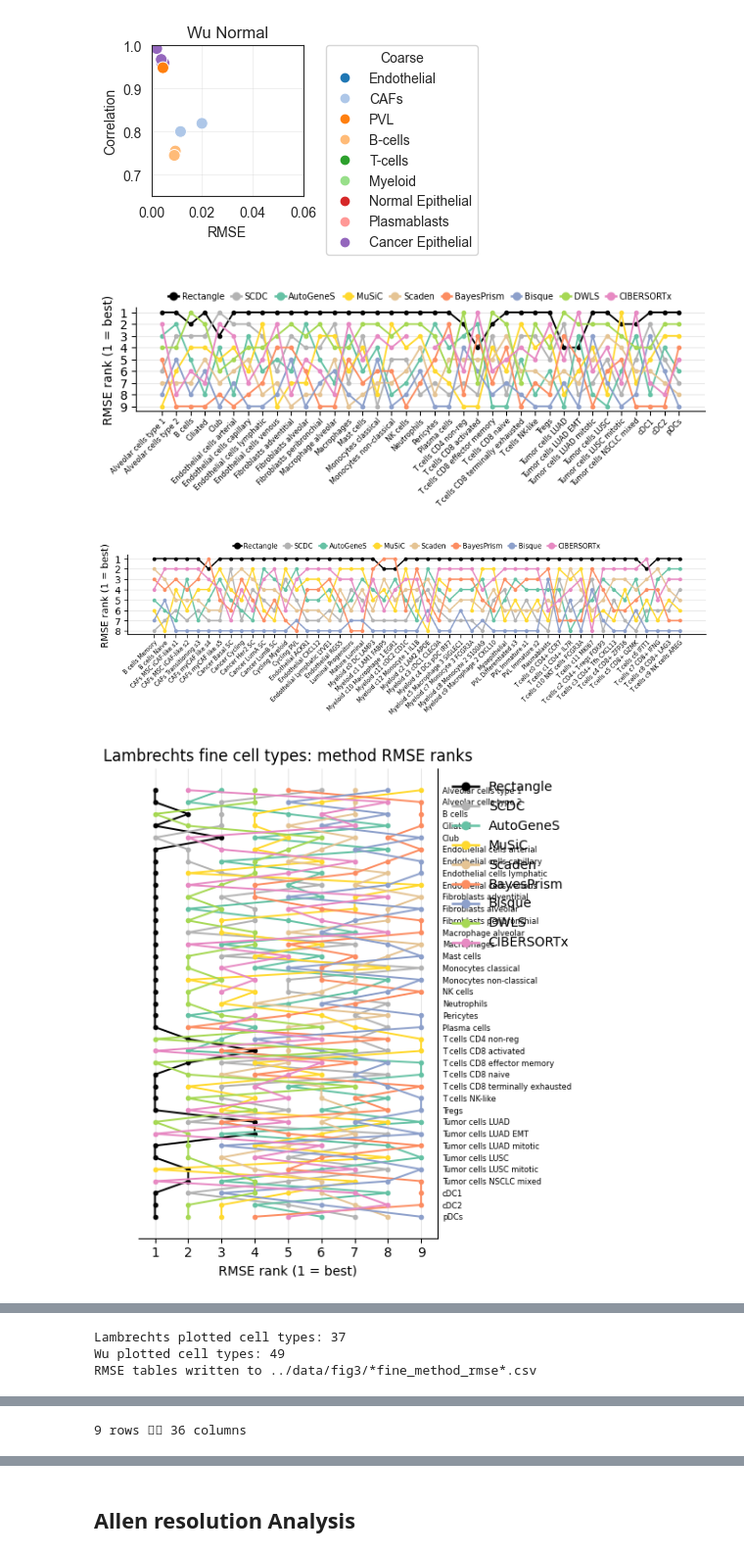
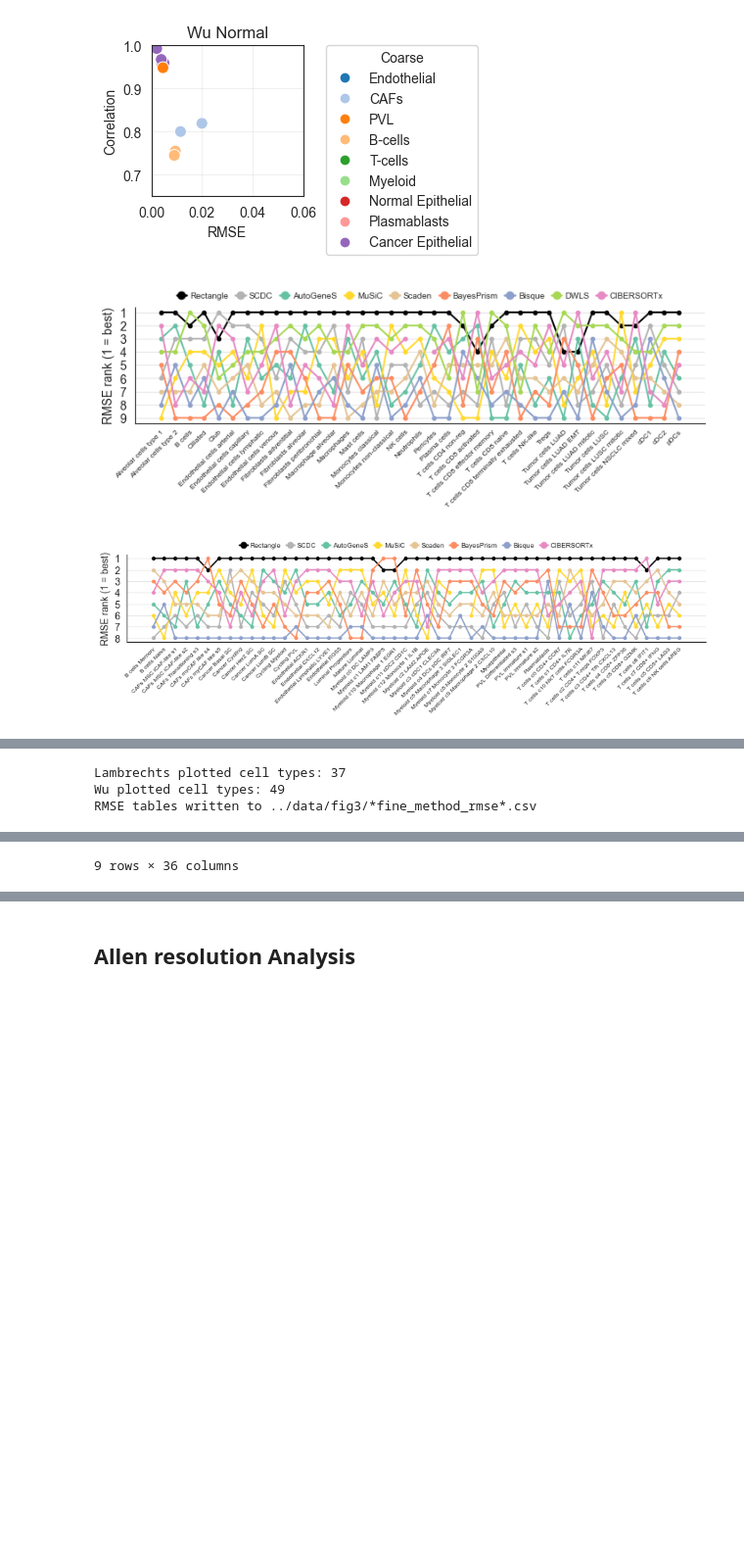
Before and after one commit to ComputationalBiomedicineGroup/rectangle_paper, a Jupyter notebook: notebooks/figure_3.ipynb, the cells around one changed output, grey strips where cells are left out. Shown at 98% size. Drawn from its saved outputs; the diff is of its cells as text; code cells hidden in the pictures; blank space fills up the shorter version.

```diff
--- a/notebooks/figure_3.ipynb
+++ b/notebooks/figure_3.ipynb
@@ -1963,89 +1969,35 @@ def _plot_rmse_bump_chart(rmse_table, title, save_path):
 
     return plot_table
 
-def _plot_rmse_bump_chart_vertical(rmse_table, title, save_path):
-    plot_table = rmse_table.dropna(axis=1, how='all')
-    cell_types = plot_table.columns.tolist()
-    ranks = plot_table.rank(axis=0, method='first', ascending=True)
-
-    fig_width = 5
-    fig_height = max(6, 0.15 * len(cell_types))
-    fig, ax = plt.subplots(figsize=(fig_width, fig_height))
-    y = np.arange(len(cell_types))
-
-    for method in METHOD_ORDER:
-        if method not in plot_table.index:
-            continue
-        x = ranks.loc[method].to_numpy(dtype=float)
-        color = METHOD_TO_COLOR.get(method, '#999999')
-        ax.plot(x, y, marker='o', markersize=3, linewidth=1.4, color=color, label=method, zorder=2)
-
-    ax.set_title(title)
-    ax.set_xlim(0.5, len(plot_table.index) + 0.5)
-    ax.set_xticks(range(1, len(plot_table.index) + 1))
-    ax.set_xlabel('RMSE rank (1 = best)')
-    ax.set_yticks(y)
-    ax.set_yticklabels(cell_types, fontsize=6)
-    ax.yaxis.tick_right()
-    ax.yaxis.set_label_position('right')
-    ax.tick_params(axis='y', labelright=True, labelleft=False, length=0)
-    ax.invert_yaxis()
-    ax.grid(axis='x', color='lightgrey', linewidth=0.8)
-    ax.spines[['top', 'left']].set_visible(False)
-
-    handles = [
-        Line2D([0], [0], color=METHOD_TO_COLOR[m], marker='o', linewidth=1.8, label=m)
-        for m in METHOD_ORDER if m in plot_table.index
-    ]
-    ax.legend(handles=handles, bbox_to_anchor=(1.01, 1), loc='upper left', frameon=False)
-    plt.tight_layout()
-    plt.savefig(save_path, bbox_inches='tight')
-    plt.show()
-    return plot_table
-
-
 
 lambrechts_fine_method_rmse_all = build_fine_method_rmse_table('lambrechts')
 wu_fine_method_rmse_all = build_fine_method_rmse_table('wu')
 
 lambrechts_fine_method_rmse = lambrechts_fine_method_rmse_all.dropna(axis=1, how='any')
 wu_fine_method_rmse = wu_fine_method_rmse_all.dropna(axis=1, how='any')
 
 lambrechts_fine_method_rmse_all.to_csv(DATA_ROOT / 'lambrechts_fine_method_rmse_all.csv')
 lambrechts_fine_method_rmse.to_csv(DATA_ROOT / 'lambrechts_fine_method_rmse_common_methods.csv')
 wu_fine_method_rmse_all.to_csv(DATA_ROOT / 'wu_fine_method_rmse_all.csv')
 wu_fine_method_rmse.to_csv(DATA_ROOT / 'wu_fine_method_rmse_common_methods.csv')
 
 lambrechts_fine_method_rmse_plotted = _plot_rmse_bump_chart(
     lambrechts_fine_method_rmse_all,
     'Lambrechts fine cell types: method RMSE ranks',
     FIGURE_ROOT / 'fig3_lambrechts_fine_method_rmse_bump.pdf',
 )
 wu_fine_method_rmse_plotted = _plot_rmse_bump_chart(
     wu_fine_method_rmse_all,
     'Wu fine cell types: method RMSE ranks',
     FIGURE_ROOT / 'fig3_wu_fine_method_rmse_bump.pdf',
 )
 
-_plot_rmse_bump_chart_vertical(
-    lambrechts_fine_method_rmse_all,
-    'Lambrechts fine cell types: method RMSE ranks',
-    FIGURE_ROOT / 'fig3_lambrechts_fine_method_rmse_bump_vertical.pdf',
-)
-_plot_rmse_bump_chart_vertical(
-    wu_fine_method_rmse_all,
-    'Wu fine cell types: method RMSE ranks',
-    FIGURE_ROOT / 'fig3_wu_fine_method_rmse_bump_vertical.pdf',
-)
-
-
 print('Lambrechts plotted cell types:', lambrechts_fine_method_rmse_plotted.shape[1])
 print('Wu plotted cell types:', wu_fine_method_rmse_plotted.shape[1])
 print('RMSE tables written to ../data/fig3/*fine_method_rmse*.csv')
 
 display(lambrechts_fine_method_rmse.round(3))
 display(wu_fine_method_rmse.round(3))
 # %% [output]
-[figure, old version]
+[figure, new version]
-[figure, old version]
+[figure, new version]
-[figure, removed]
@@ -2063,7 +2014,7 @@ RMSE tables written to ../data/fig3/*fine_method_rmse*.csv
 | Bisque | 0.020 | 0.009 | 0.026 | 0.015 | 0.019 | 0.018 | ... |
 | DWLS | 0.006 | 0.008 | 0.002 | 0.002 | 0.011 | 0.009 | ... |
 | CIBERSORTx | 0.002 | 0.014 | 0.018 | 0.022 | 0.003 | 0.008 | ... |
-9 rows ﷿﷿ 36 columns
+9 rows × 36 columns
 |  | B cells Memory | B cells Naive | CAFs MSC iCAF-like s1 | CAFs MSC iCAF-like s2 | CAFs Transitioning s3 | ... |
 | Rectangle | 0.008 | 0.006 | 0.003 | 0.005 | 0.005 | ... |
 | SCDC | 0.023 | 0.036 | 0.011 | 0.022 | 0.017 | ... |
```
Also changed, not shown: parts of 7 cells of this notebook, 1 other file.
